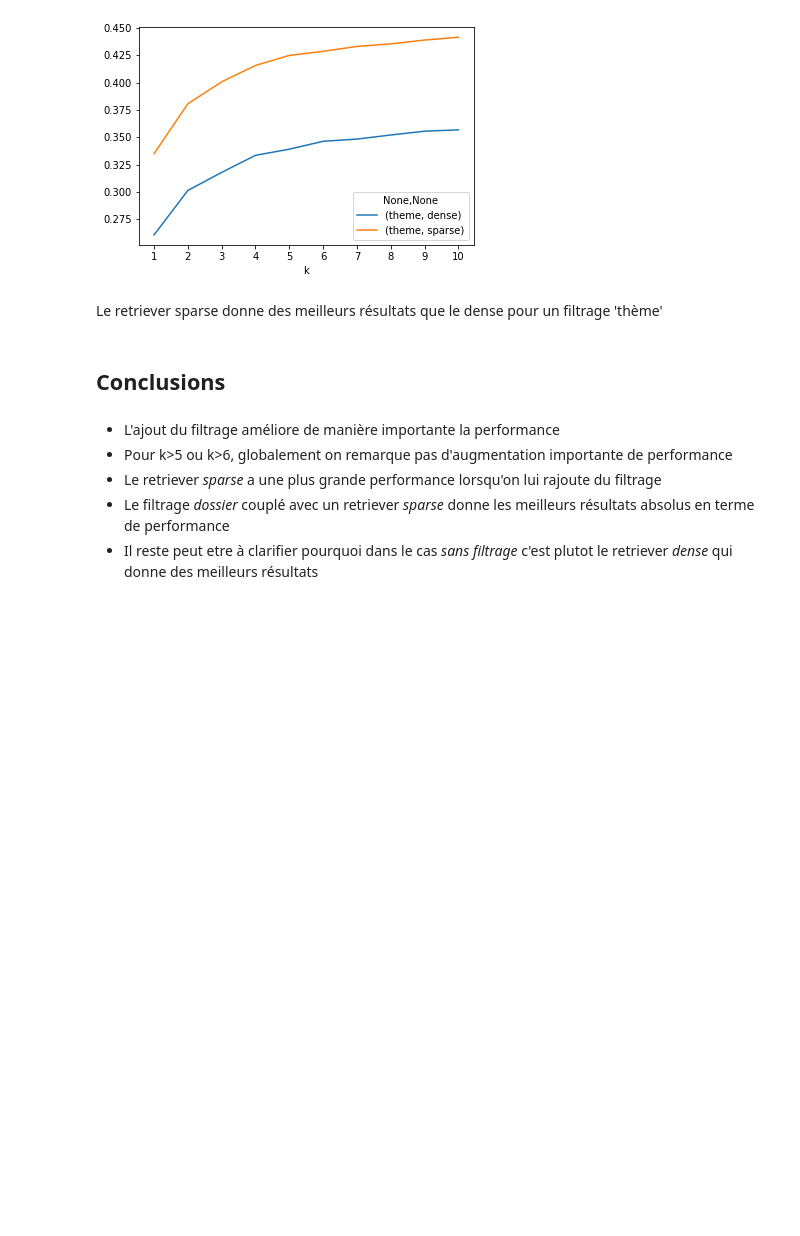
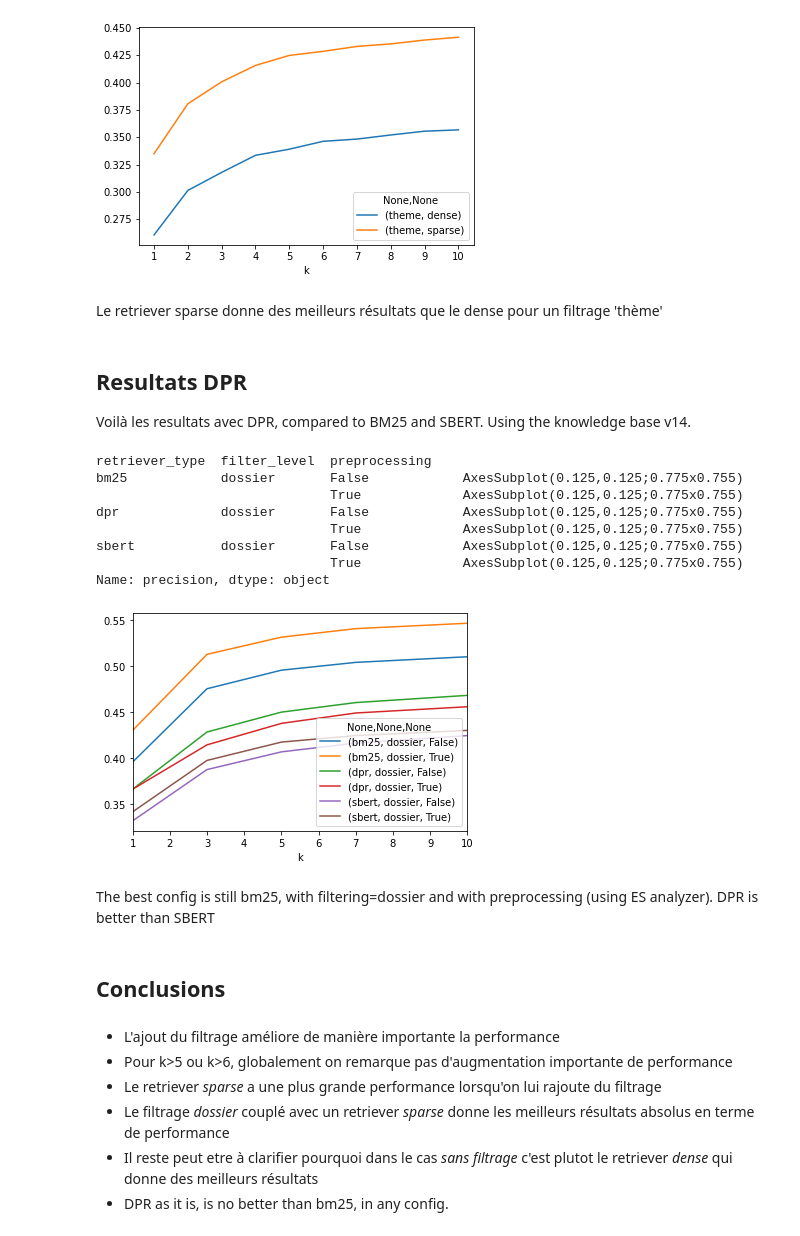
Before and after one commit to etalab-ia/knowledge-base, a Jupyter notebook: docs/piaf/retriever/Visualisation_csv_results.ipynb, the cells around one changed output. Cells and saved outputs as stored; diff of their text form; code cells hidden in the pictures; blank space fills up the shorter version.

Commit message:
:sparkle:  added plot for DPR results to analysis notebook

```diff
--- a/docs/piaf/retriever/Visualisation_csv_results.ipynb
+++ b/docs/piaf/retriever/Visualisation_csv_results.ipynb
@@ -73,6 +73,29 @@ Name: precision, dtype: object
 [figure]
 # %% [markdown]
 Le retriever sparse donne des meilleurs résultats que le dense pour un filtrage 'thème'
+# %% [markdown]
+## Resultats DPR
+
+Voilà les resultats avec DPR, compared to BM25 and SBERT. Using the knowledge base v14.
+# %%
+results_dpr = pd.read_csv('/home/pavel/code/piaf-ml/results/dpr_results.csv')
+results_dpr = results_dpr.reset_index(drop=True)
+# %%
+results_dpr.set_index('k', inplace=True)
+results_dpr.groupby(['retriever_type', 'filter_level', 'preprocessing'])['precision'].plot(legend=True,xticks=[i for i in range(1,11)])
+# %% [output]
+retriever_type  filter_level  preprocessing
+bm25            dossier       False            AxesSubplot(0.125,0.125;0.775x0.755)
+                              True             AxesSubplot(0.125,0.125;0.775x0.755)
+dpr             dossier       False            AxesSubplot(0.125,0.125;0.775x0.755)
+                              True             AxesSubplot(0.125,0.125;0.775x0.755)
+sbert           dossier       False            AxesSubplot(0.125,0.125;0.775x0.755)
+                              True             AxesSubplot(0.125,0.125;0.775x0.755)
+Name: precision, dtype: object
+[figure, added]
+# %% [markdown]
+The best config is still bm25, with filtering=dossier and with preprocessing (using ES analyzer).
+DPR is better than SBERT
 # %% [markdown]
 ## Conclusions
 # %% [markdown]
@@ -81,3 +104,4 @@ Le retriever sparse donne des meilleurs résultats que le dense pour un filtrage
 - Le retriever *sparse* a une plus grande performance lorsqu'on lui rajoute du filtrage
 - Le filtrage *dossier* couplé avec un retriever *sparse* donne les meilleurs résultats absolus en terme de performance
 - Il reste peut etre à clarifier pourquoi dans le cas *sans filtrage* c'est plutot le retriever *dense* qui donne des meilleurs résultats
+- DPR as it is, is no better than bm25, in any config.
```
